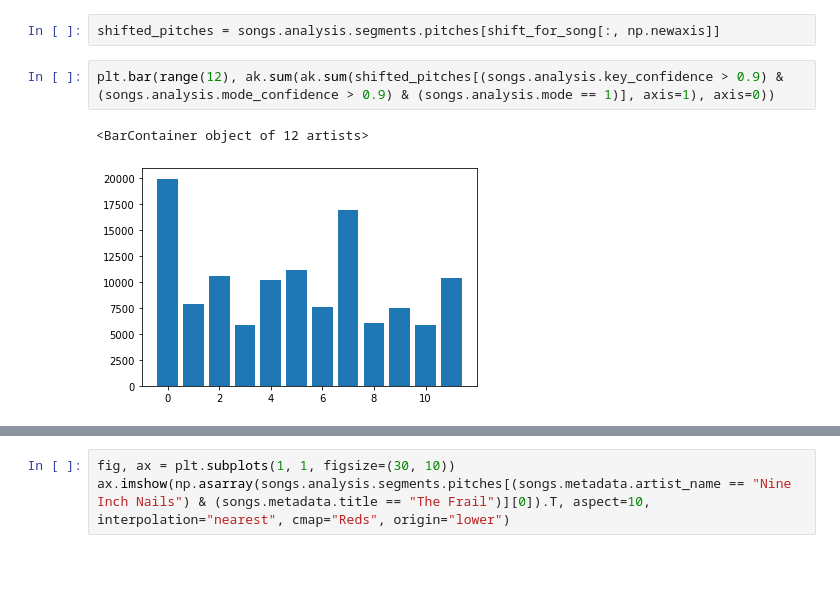
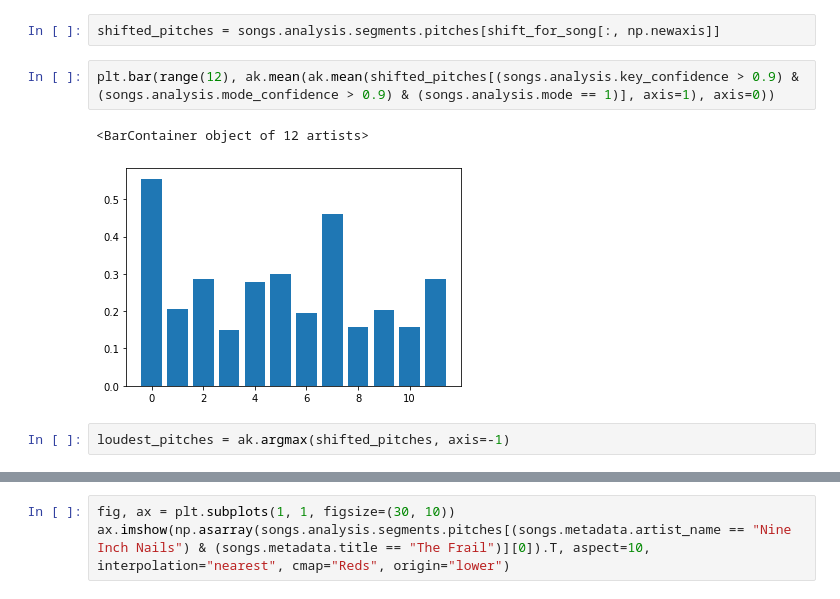
Before and after one commit to jpivarski-talks/2021-02-09-propose-scipy2021-tutorial, a Jupyter notebook: prep/million-song.ipynb, the cells around one changed output, grey strips where cells are left out. Cells and saved outputs as stored; diff of their text form; blank space fills up the shorter version.

Commit message:
Transition plots .

```diff
--- a/prep/million-song.ipynb
+++ b/prep/million-song.ipynb
@@ -29,7 +29,9 @@ shift_for_song = key_shift[songs.analysis.key]
 # %%
 shifted_pitches = songs.analysis.segments.pitches[shift_for_song[:, np.newaxis]]
 # %%
-plt.bar(range(12), ak.sum(ak.sum(shifted_pitches[(songs.analysis.key_confidence > 0.9) & (songs.analysis.mode_confidence > 0.9) & (songs.analysis.mode == 1)], axis=1), axis=0))
+plt.bar(range(12), ak.mean(ak.mean(shifted_pitches[(songs.analysis.key_confidence > 0.9) & (songs.analysis.mode_confidence > 0.9) & (songs.analysis.mode == 1)], axis=1), axis=0))
 # %% [output]
 <BarContainer object of 12 artists>
-[figure, old version]
+[figure, new version]
+# %%
+loudest_pitches = ak.argmax(shifted_pitches, axis=-1)
```
Also changed, not shown: parts of 29 cells of this notebook.
